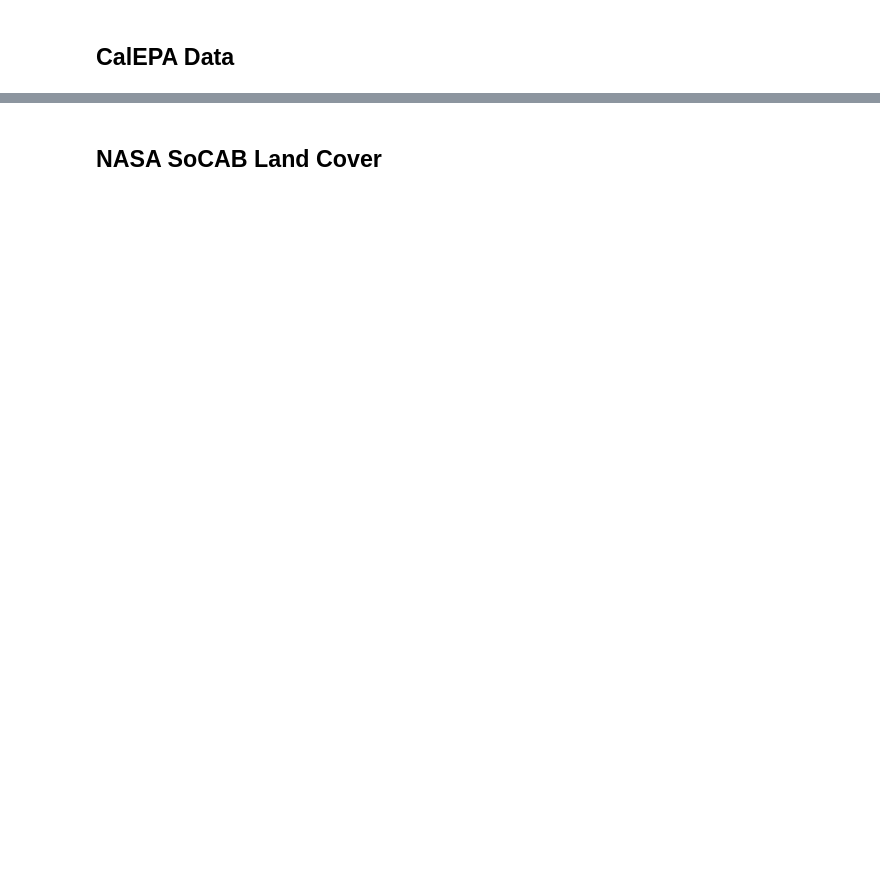
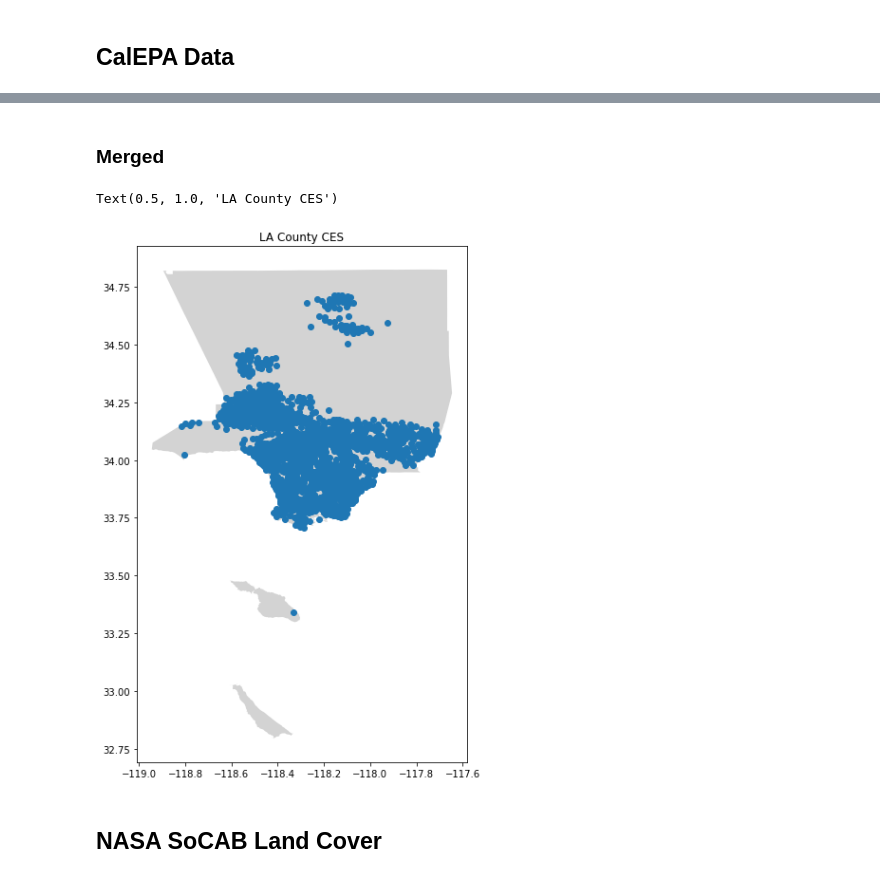
Before and after one commit to carlosortizdev/Thesis, a Jupyter notebook: notebooks/2.EDA.ipynb, the cells around one changed output, grey strips where cells are left out. Cells and saved outputs as stored; diff of their text form; code cells hidden in the pictures; blank space fills up the shorter version.

```diff
--- a/notebooks/2.EDA.ipynb
+++ b/notebooks/2.EDA.ipynb
@@ -38,2 +45,12 @@ gpd_la =
+# %% [markdown]
+### Merged
+# %%
+fig, ax = plt.subplots(figsize = (10,10))
+shape_la.plot(ax=ax, color='lightgrey')
+gpd_la.plot(ax=ax)
+plt.title("LA County CES")
+# %% [output]
+Text(0.5, 1.0, 'LA County CES')
+[figure, added]
 # %% [markdown]
 ## NASA SoCAB Land Cover
```
Also changed, not shown: parts of 6 cells of this notebook.
